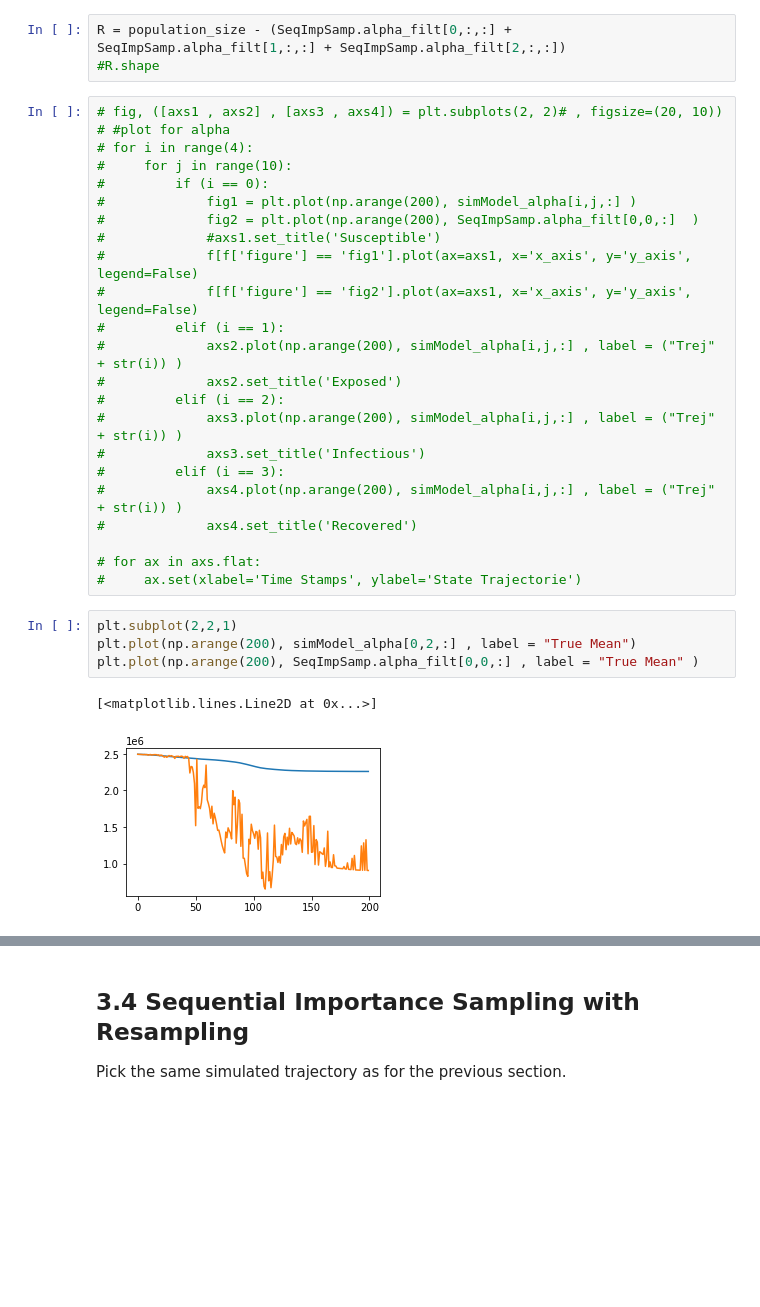
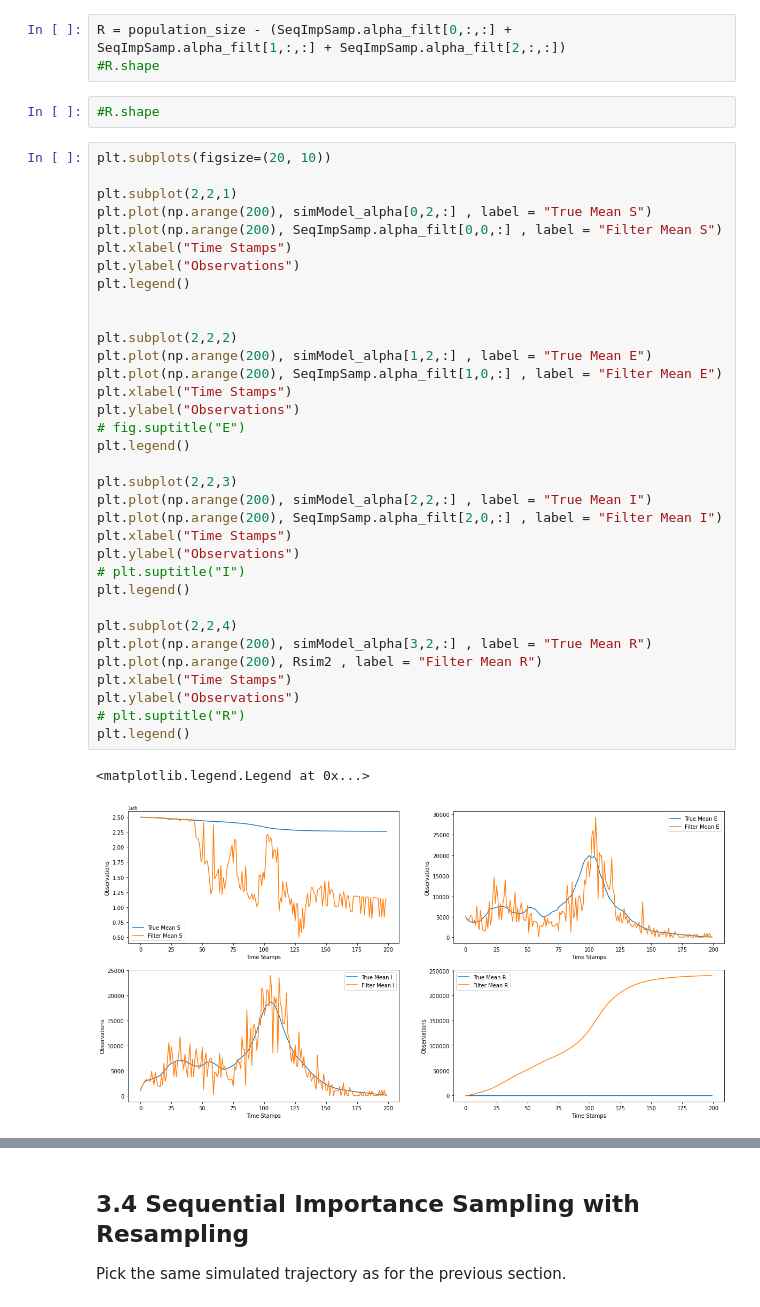
Before and after one commit to amannayak/Time-Series-and-Sequence-Analysis, a Jupyter notebook: Task 3/tssl_lab3.ipynb, the cells around one changed output, grey strips where cells are left out. Drawn from its saved outputs; the diff is of its cells as text; blank space fills up the shorter version.

```diff
--- a/Task 3/tssl_lab3.ipynb
+++ b/Task 3/tssl_lab3.ipynb
@@ -249,33 +254,42 @@ SeqImpSamp.alpha_filt.shape # 4th component is of Z not R so we can compute usin
 # %%
 R = population_size - (SeqImpSamp.alpha_filt[0,:,:] + SeqImpSamp.alpha_filt[1,:,:] + SeqImpSamp.alpha_filt[2,:,:])
 #R.shape
-# %%
-# fig, ([axs1 , axs2] , [axs3 , axs4]) = plt.subplots(2, 2)# , figsize=(20, 10))
-# #plot for alpha
-# for i in range(4):
-#     for j in range(10):
-#         if (i == 0):
-#             fig1 = plt.plot(np.arange(200), simModel_alpha[i,j,:] )
-#             fig2 = plt.plot(np.arange(200), SeqImpSamp.alpha_filt[0,0,:]  )
-#             #axs1.set_title('Susceptible')
-#             f[f['figure'] == 'fig1'].plot(ax=axs1, x='x_axis', y='y_axis', legend=False)
-#             f[f['figure'] == 'fig2'].plot(ax=axs1, x='x_axis', y='y_axis', legend=False)
-#         elif (i == 1):
-#             axs2.plot(np.arange(200), simModel_alpha[i,j,:] , label = ("Trej" + str(i)) )
-#             axs2.set_title('Exposed')
-#         elif (i == 2):
-#             axs3.plot(np.arange(200), simModel_alpha[i,j,:] , label = ("Trej" + str(i)) )
-#             axs3.set_title('Infectious')
-#         elif (i == 3):
-#             axs4.plot(np.arange(200), simModel_alpha[i,j,:] , label = ("Trej" + str(i)) )
-#             axs4.set_title('Recovered')
-
-# for ax in axs.flat:
-#     ax.set(xlabel='Time Stamps', ylabel='State Trajectorie')
-# %%
-plt.subplot(2,2,1)
-plt.plot(np.arange(200), simModel_alpha[0,2,:] , label = "True Mean")
-plt.plot(np.arange(200), SeqImpSamp.alpha_filt[0,0,:] , label = "True Mean" )
-# %% [output]
-[<matplotlib.lines.Line2D at 0x...>]
-[figure, removed]
+# %%
+#R.shape
+# %%
+plt.subplots(figsize=(20, 10))
+
+plt.subplot(2,2,1)
+plt.plot(np.arange(200), simModel_alpha[0,2,:] , label = "True Mean S")
+plt.plot(np.arange(200), SeqImpSamp.alpha_filt[0,0,:] , label = "Filter Mean S")
+plt.xlabel("Time Stamps")
+plt.ylabel("Observations")
+plt.legend()
+
+
+plt.subplot(2,2,2)
+plt.plot(np.arange(200), simModel_alpha[1,2,:] , label = "True Mean E")
+plt.plot(np.arange(200), SeqImpSamp.alpha_filt[1,0,:] , label = "Filter Mean E")
+plt.xlabel("Time Stamps")
+plt.ylabel("Observations")
+# fig.suptitle("E")
+plt.legend()
+
+plt.subplot(2,2,3)
+plt.plot(np.arange(200), simModel_alpha[2,2,:] , label = "True Mean I")
+plt.plot(np.arange(200), SeqImpSamp.alpha_filt[2,0,:] , label = "Filter Mean I")
+plt.xlabel("Time Stamps")
+plt.ylabel("Observations")
+# plt.suptitle("I")
+plt.legend()
+
+plt.subplot(2,2,4)
+plt.plot(np.arange(200), simModel_alpha[3,2,:] , label = "True Mean R")
+plt.plot(np.arange(200), Rsim2 , label = "Filter Mean R")
+plt.xlabel("Time Stamps")
+plt.ylabel("Observations")
+# plt.suptitle("R")
+plt.legend()
+# %% [output]
+<matplotlib.legend.Legend at 0x...>
+[figure, added]
```
Also changed, not shown: parts of 11 cells of this notebook.
